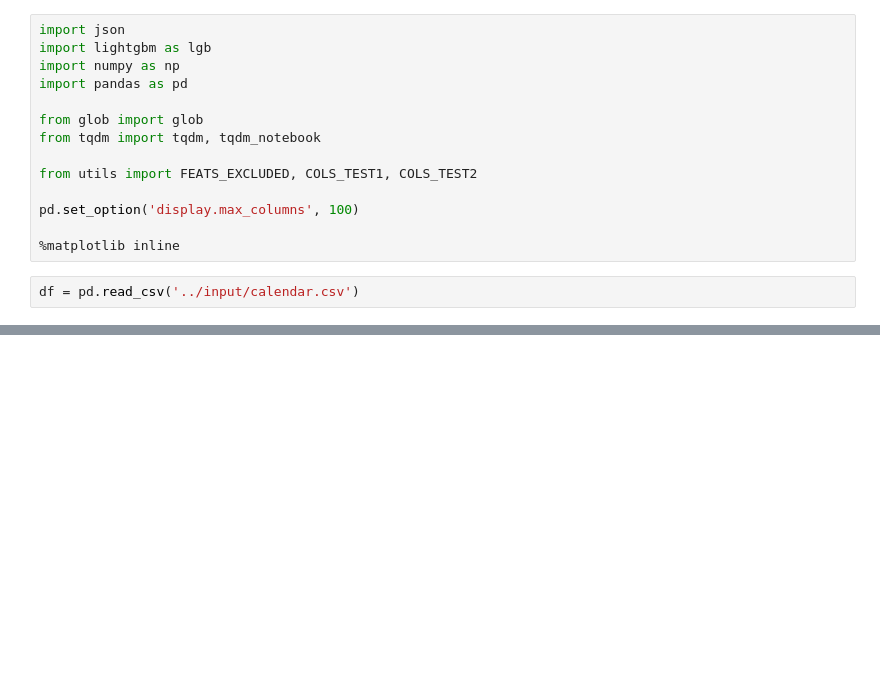
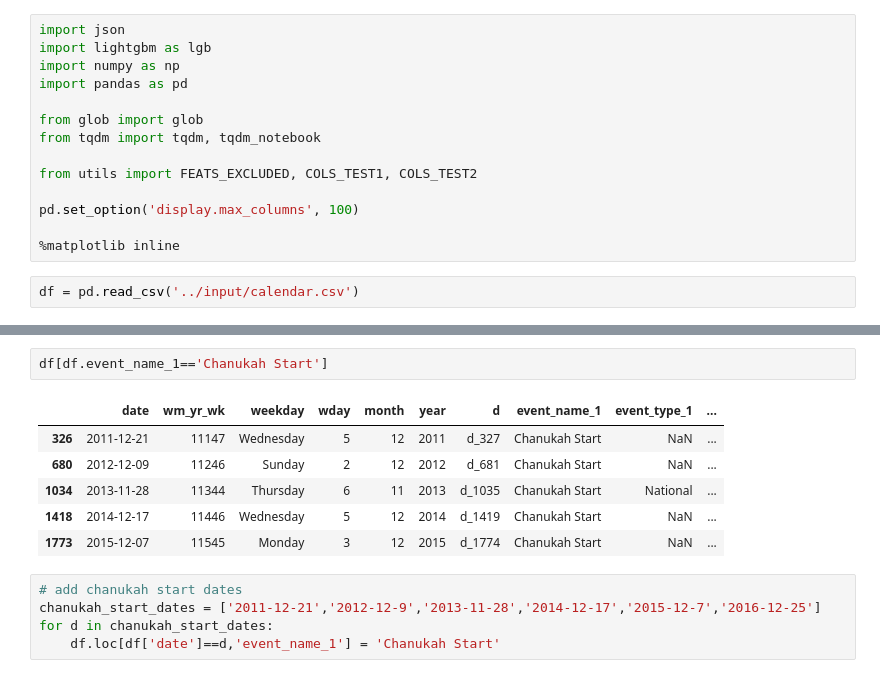
Before and after one commit to MitsuruFujiwara/M5-Forecasting-Accuracy, a Jupyter notebook: src/905_calender.ipynb, the cells around one changed output, grey strips where cells are left out. Saved outputs shown, nothing was run; the diff lists cells and outputs as text; blank space fills up the shorter version.

```diff
--- a/src/905_calender.ipynb
+++ b/src/905_calender.ipynb
@@ -40,0 +174,14 @@ df
+# %%
+df[df.event_name_1=='Chanukah Start']
+# %% [output]
+|  | date | wm_yr_wk | weekday | wday | month | year | d | event_name_1 | event_type_1 | ... |
+| 326 | 2011-12-21 | 11147 | Wednesday | 5 | 12 | 2011 | d_327 | Chanukah Start | NaN | ... |
+| 680 | 2012-12-09 | 11246 | Sunday | 2 | 12 | 2012 | d_681 | Chanukah Start | NaN | ... |
+| 1034 | 2013-11-28 | 11344 | Thursday | 6 | 11 | 2013 | d_1035 | Chanukah Start | National | ... |
+| 1418 | 2014-12-17 | 11446 | Wednesday | 5 | 12 | 2014 | d_1419 | Chanukah Start | NaN | ... |
+| 1773 | 2015-12-07 | 11545 | Monday | 3 | 12 | 2015 | d_1774 | Chanukah Start | NaN | ... |
+# %%
+# add chanukah start dates
+chanukah_start_dates = ['2011-12-21','2012-12-9','2013-11-28','2014-12-17','2015-12-7','2016-12-25']
+for d in chanukah_start_dates:
+    df.loc[df['date']==d,'event_name_1'] = 'Chanukah Start'
```
Also changed, not shown: parts of 13 cells of this notebook, 5 other files.
